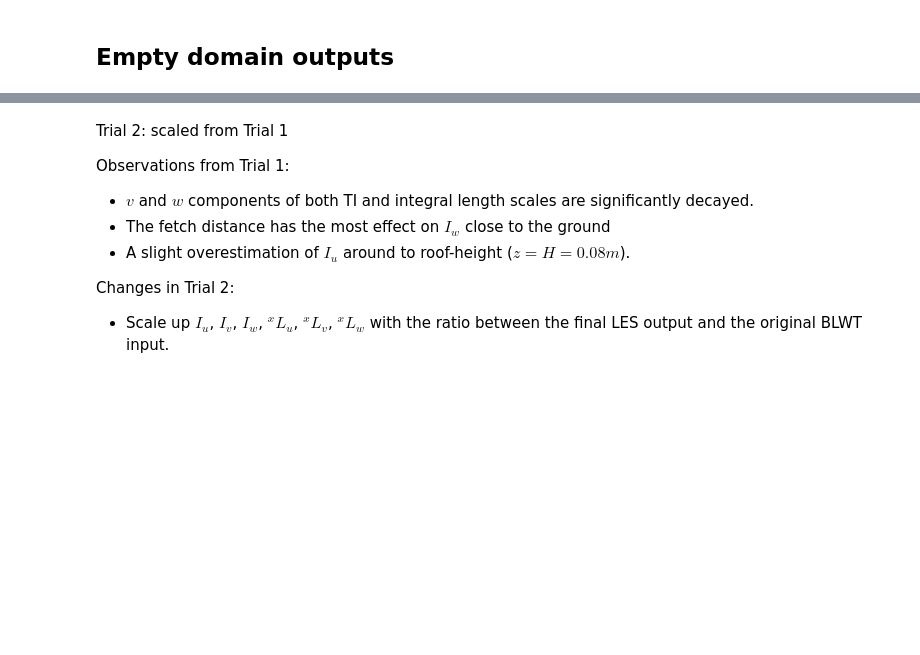
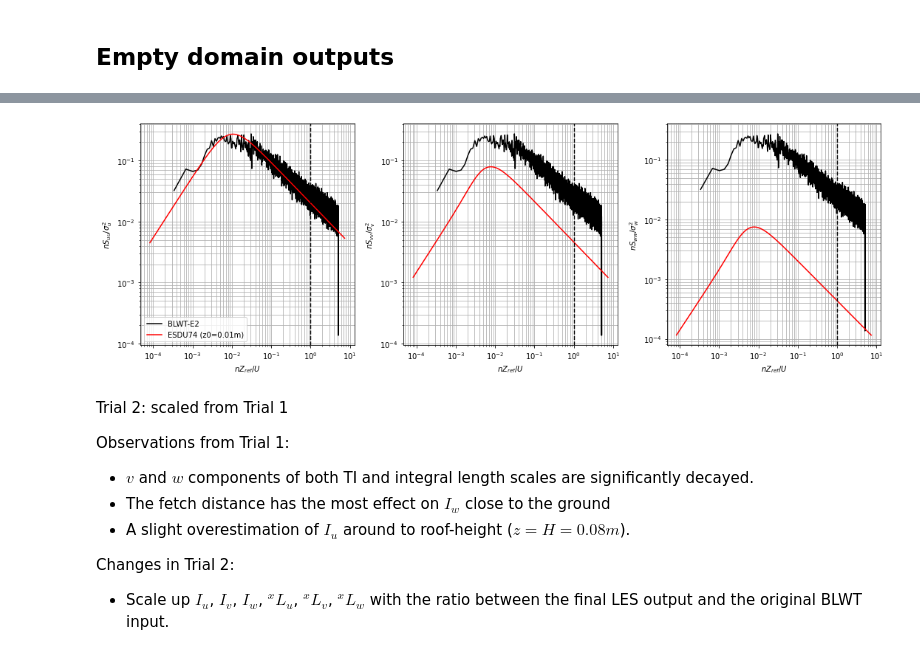
Before and after one commit to Tsinuel/windCalc, a Jupyter notebook: src/notebooks/lab_DFSR.ipynb, the cells around one changed output, grey strips where cells are left out. Cells and saved outputs as stored; diff of their text form; code cells hidden in the pictures; blank space fills up the shorter version.

```diff
--- a/src/notebooks/lab_DFSR.ipynb
+++ b/src/notebooks/lab_DFSR.ipynb
@@ -1166,3 +1222,9 @@ plotProfiles(wind.Profiles([wtVel_E2, dfsr_E2, les_x0, dfsr_E2_v2, les2_x0]), zM
+# %%
+es = esdu74_E2.toProfileObj()
+vel = wind.Profiles([wtVel_E2, es])
+vel.plotSpectra(normU='sigUi')
+# %% [output]
+[figure, added]
 # %%
 def commonSettings(ax, zMax):
     ax.spines['top'].set_visible(False)
```
Also changed, not shown: parts of 12 cells of this notebook, 3 other files.
